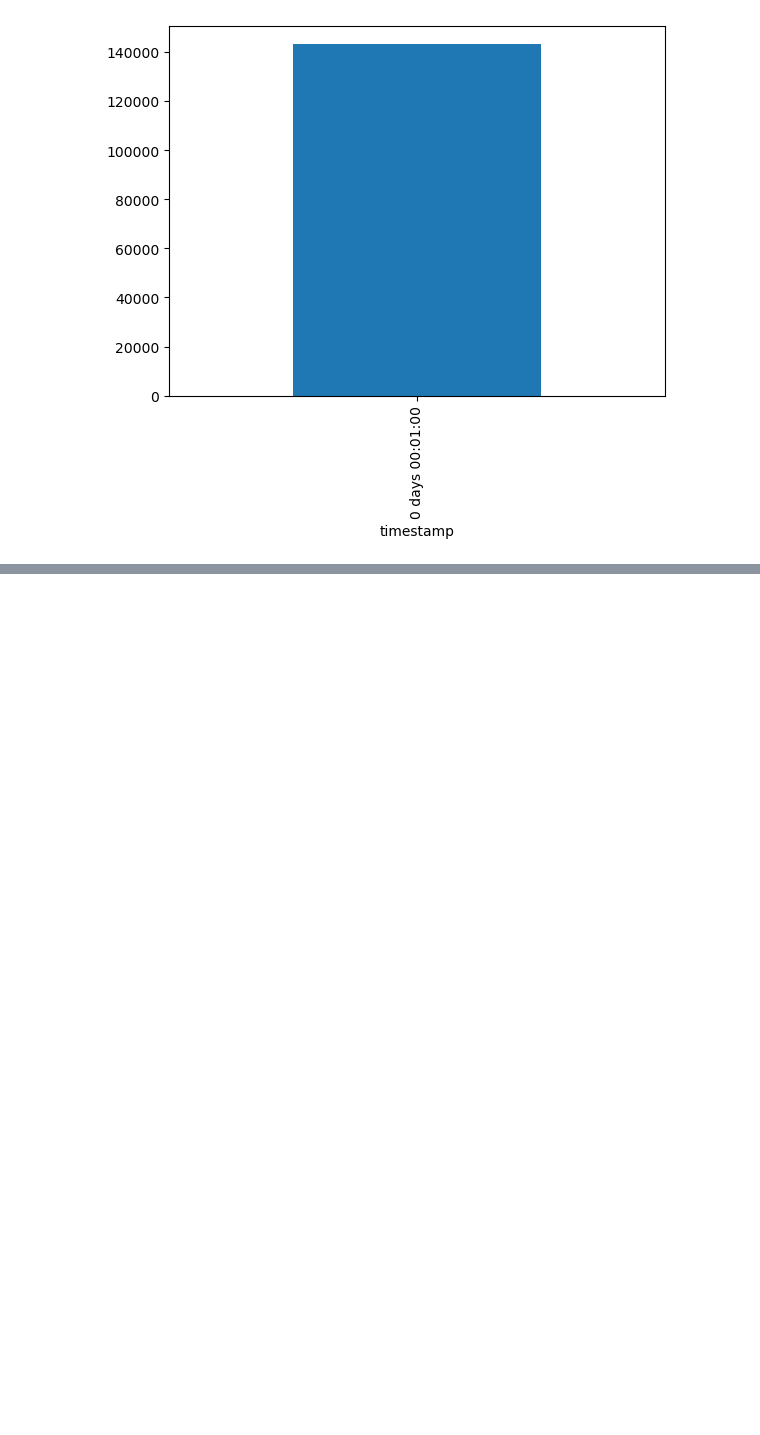
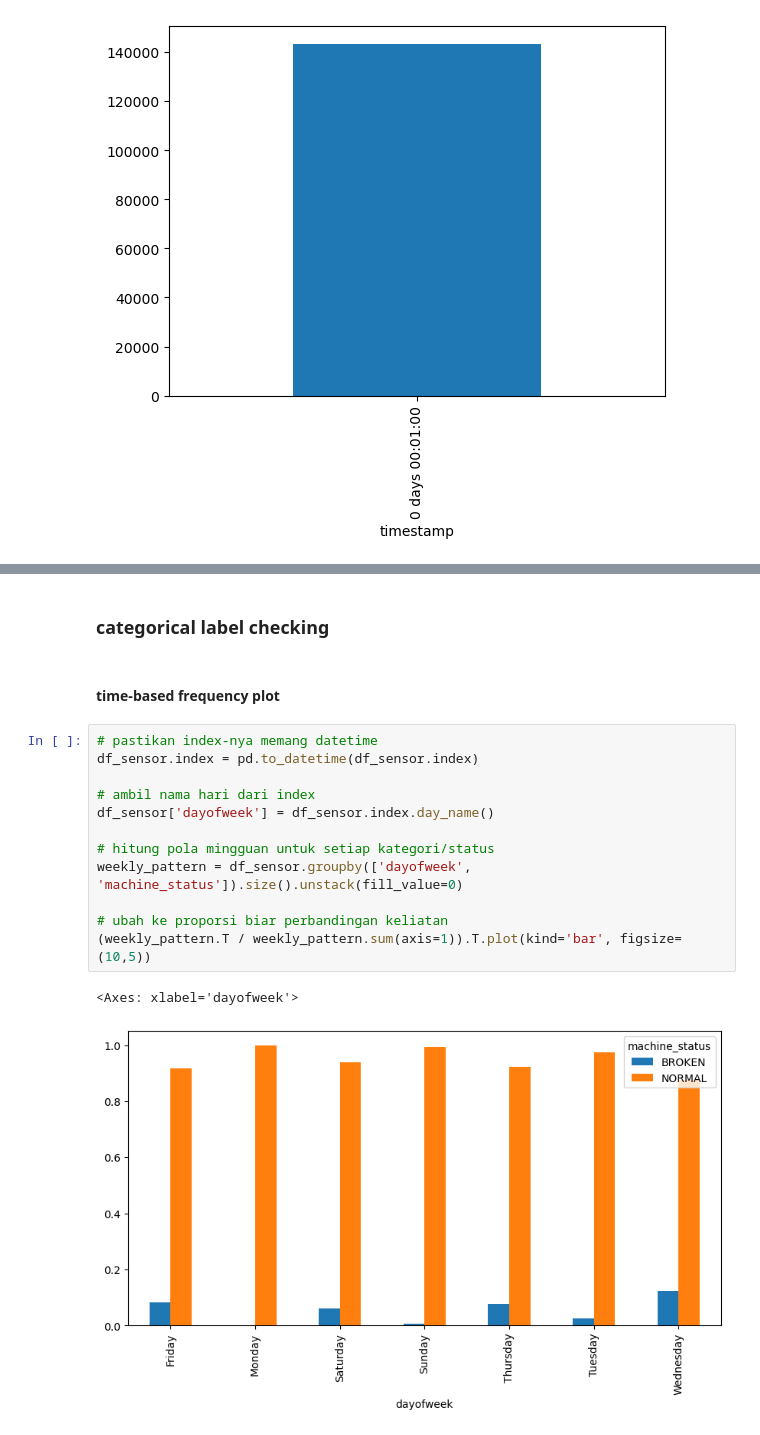
Before and after one commit to TurmaeUrsorum/Pump-Sensor-Time-Series, a Jupyter notebook: notebooks/RND.ipynb, the cells around one changed output, grey strips where cells are left out. Cells and saved outputs as stored; diff of their text form; blank space fills up the shorter version.

```diff
--- a/notebooks/RND.ipynb
+++ b/notebooks/RND.ipynb
@@ -340,0 +440,19 @@ df_sensor.index.to_series().diff().value_counts().plot(kind='bar')
+# %% [markdown]
+### **categorical label checking**
+# %% [markdown]
+#### **time-based frequency plot**
+# %%
+# pastikan index-nya memang datetime
+df_sensor.index = pd.to_datetime(df_sensor.index)
+
+# ambil nama hari dari index
+df_sensor['dayofweek'] = df_sensor.index.day_name()
+
+# hitung pola mingguan untuk setiap kategori/status
+weekly_pattern = df_sensor.groupby(['dayofweek', 'machine_status']).size().unstack(fill_value=0)
+
+# ubah ke proporsi biar perbandingan keliatan
+(weekly_pattern.T / weekly_pattern.sum(axis=1)).T.plot(kind='bar', figsize=(10,5))
+# %% [output]
+<Axes: xlabel='dayofweek'>
+[figure, added]
```
Also changed, not shown: parts of 13 cells of this notebook.
